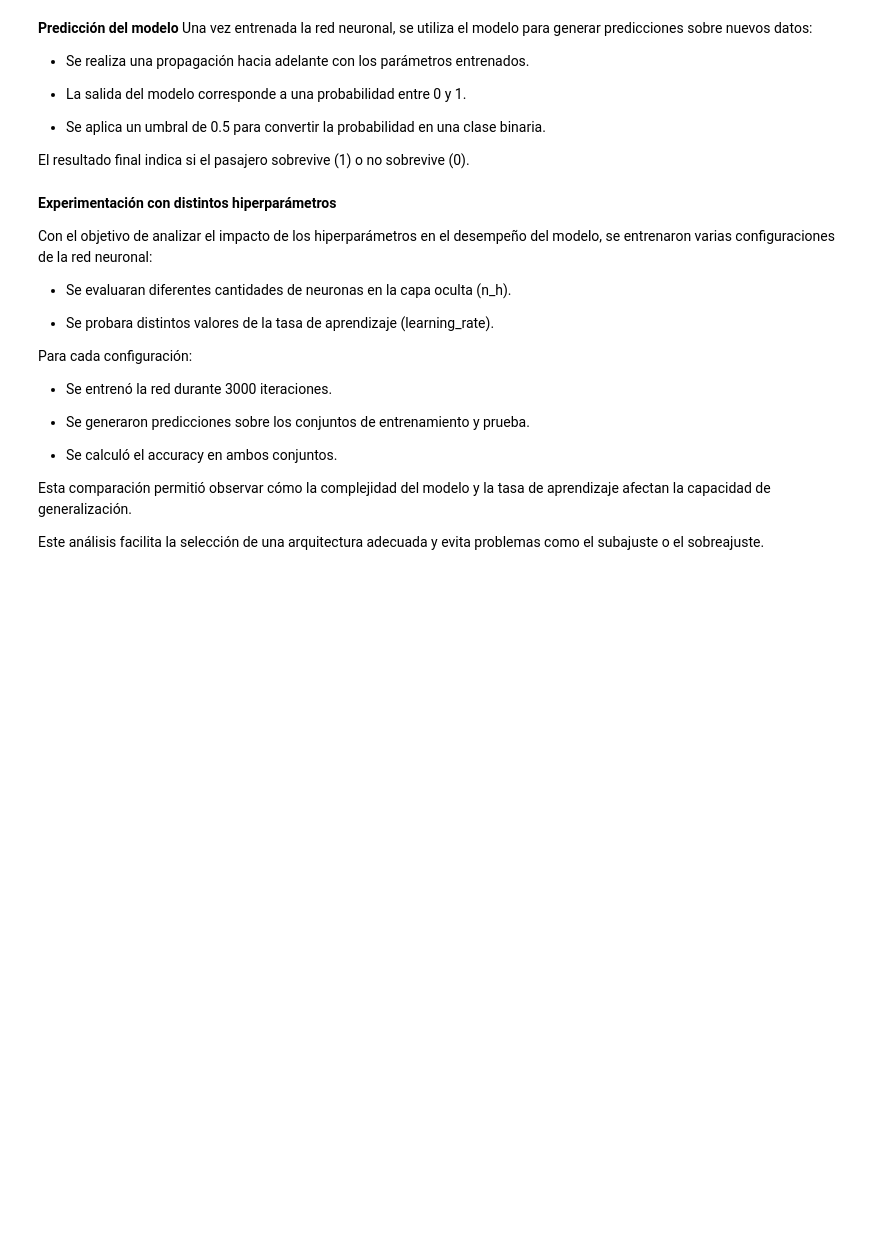
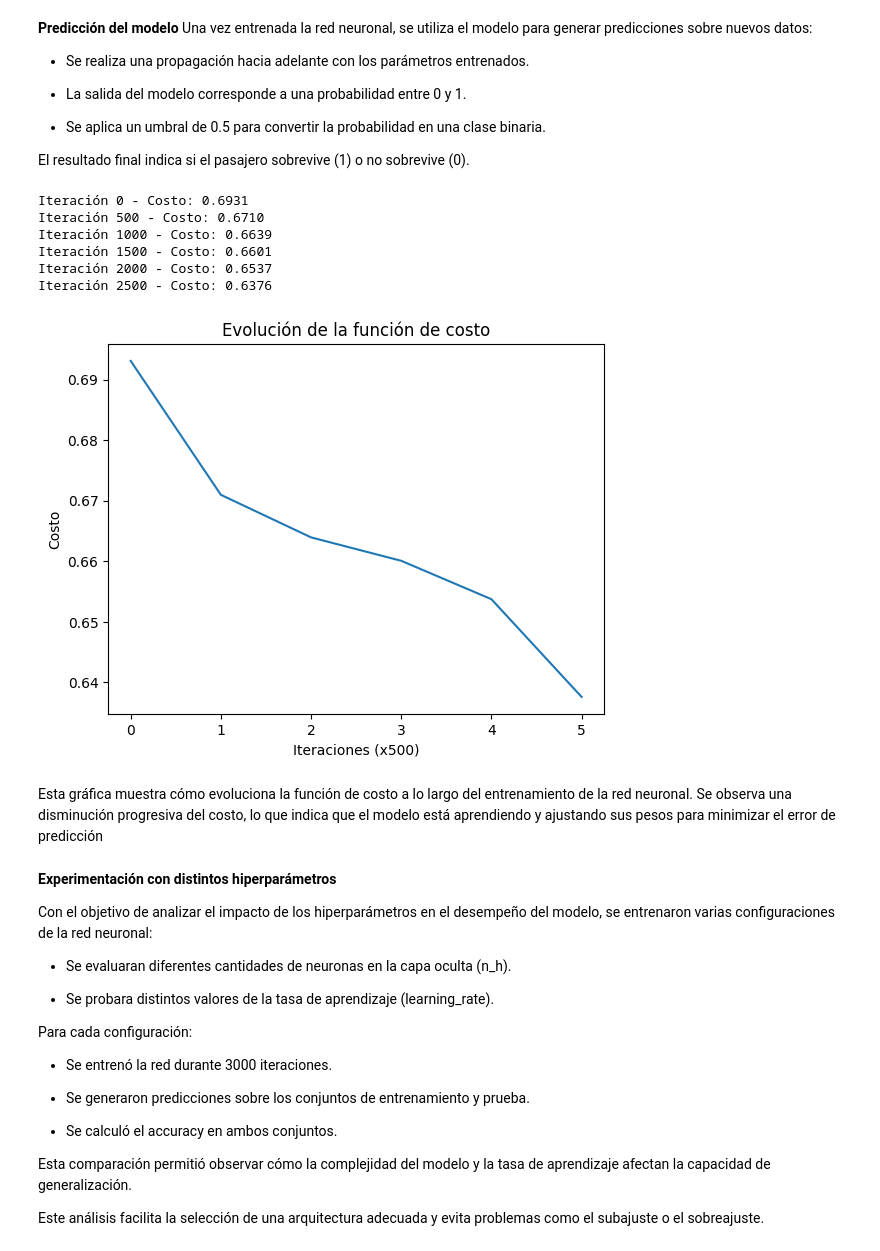
Before and after one commit to JuliianaV2106/red-neuronal-, a Jupyter notebook: notebooks/Red.ipynb, the cells around one changed output. Drawn from its saved outputs; the diff is of its cells as text; code cells hidden in the pictures; blank space fills up the shorter version.

```diff
--- a/notebooks/Red.ipynb
+++ b/notebooks/Red.ipynb
@@ -242,6 +279,7 @@ Este proceso se repite num_iterations veces hasta que el costo disminuya y el mo
 def train_nn(X, Y, n_h, learning_rate, num_iterations):
     n_x = X.shape[0]
     W1, b1, W2, b2 = initialize_parameters(n_x, n_h)
+    costs = []
 
     for i in range(num_iterations):
         A2, cache = forward_propagation(X, W1, b1, W2, b2)
@@ -254,9 +292,10 @@ def train_nn(X, Y, n_h, learning_rate, num_iterations):
         b2 -= learning_rate * db2
 
         if i % 500 == 0:
+            costs.append(cost)
             print(f"Iteración {i} - Costo: {cost:.4f}")
 
-    return W1, b1, W2, b2
+    return W1, b1, W2, b2, costs
 # %% [markdown]
 **Predicción del modelo**
 Una vez entrenada la red neuronal, se utiliza el modelo para generar predicciones sobre nuevos datos:
@@ -268,6 +307,31 @@ Una vez entrenada la red neuronal, se utiliza el modelo para generar prediccione
 - Se aplica un umbral de 0.5 para convertir la probabilidad en una clase binaria.
 
 El resultado final indica si el pasajero sobrevive (1) o no sobrevive (0).
+# %%
+W1, b1, W2, b2, costs = train_nn(
+    X_train, y_train,
+    n_h=cfg["n_h"],
+    learning_rate=cfg["lr"],
+    num_iterations=3000
+)
+# %% [output]
+Iteración 0 - Costo: 0.6931
+Iteración 500 - Costo: 0.6710
+Iteración 1000 - Costo: 0.6639
+Iteración 1500 - Costo: 0.6601
+Iteración 2000 - Costo: 0.6537
+Iteración 2500 - Costo: 0.6376
+# %%
+plt.figure()
+plt.plot(costs)
+plt.title("Evolución de la función de costo")
+plt.xlabel("Iteraciones (x500)")
+plt.ylabel("Costo")
+plt.show()
+# %% [output]
+[figure, added]
+# %% [markdown]
+Esta gráfica muestra cómo evoluciona la función de costo a lo largo del entrenamiento de la red neuronal. Se observa una disminución progresiva del costo, lo que indica que el modelo está aprendiendo y ajustando sus pesos para minimizar el error de predicción
 # %%
 def predict(X, W1, b1, W2, b2):
     A2, _ = forward_propagation(X, W1, b1, W2, b2)
```
Also changed, not shown: parts of 14 cells of this notebook.
